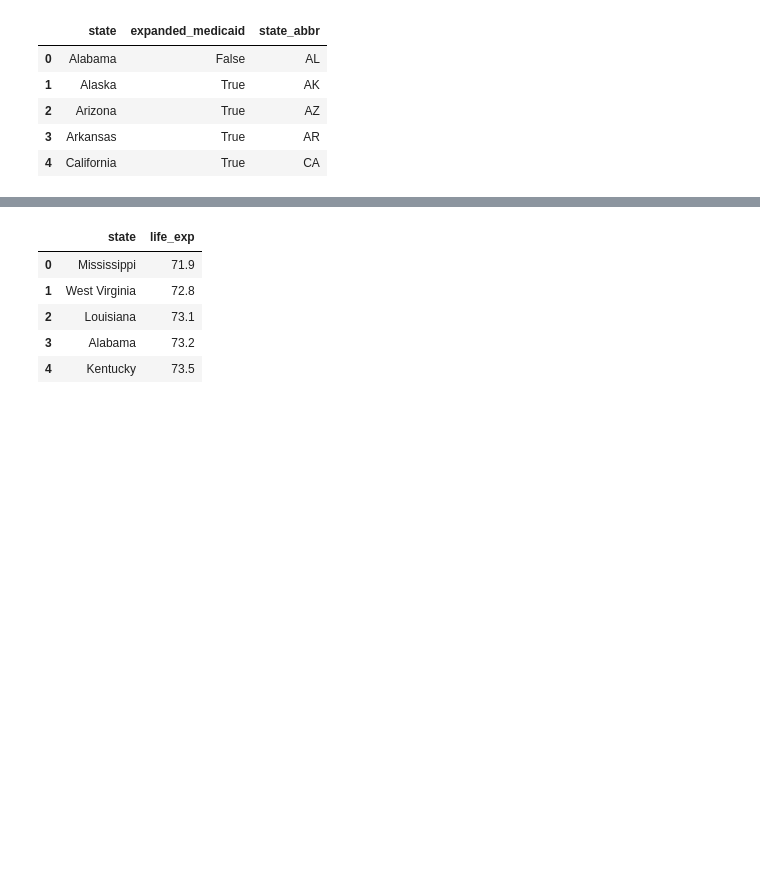
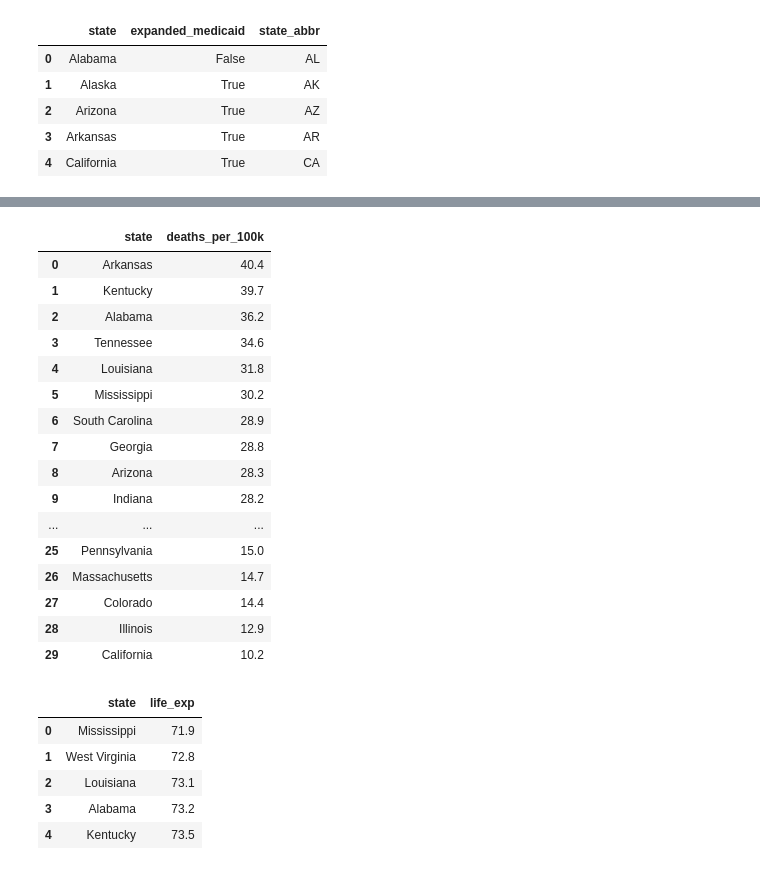
Before and after one commit to bdiamond2/medicaid-expansion-analysis, a Jupyter notebook: medicaid_expansion.ipynb, the cells around one changed output, grey strips where cells are left out. Drawn from its saved outputs; the diff is of its cells as text; code cells hidden in the pictures; blank space fills up the shorter version.

Commit message:
Maternal deaths

```diff
--- a/medicaid_expansion.ipynb
+++ b/medicaid_expansion.ipynb
@@ -59,3 +59,37 @@ df_er.head()
+# %%
+# maternal deaths per 100,000 live births by state
+# Source: https://www.kff.org/other/state-indicator/maternal-deaths-and-mortality-rates-per-100000-live-births/?currentTimeframe=0&sortModel=%7B%22colId%22:%22Location%22,%22sort%22:%22asc%22%7D
+
+df_mat_deaths = pd.read_csv('data/KFF_maternal_deaths.csv', header=2).loc[:51] # get rid of junk rows
+df_mat_deaths = df_mat_deaths[~df_mat_deaths['Location'].isin(['United States', 'District of Columbia'])]
+df_mat_deaths = df_mat_deaths.rename(columns={
+    'Location':'state',
+    'Maternal Mortality Rate per 100,000 live Births':'deaths_per_100k'
+})
+df_mat_deaths = df_mat_deaths.loc[df_mat_deaths['deaths_per_100k'] != 'NR',:]
+df_mat_deaths['deaths_per_100k'] = df_mat_deaths['deaths_per_100k'].astype(float)
+df_mat_deaths = df_mat_deaths.sort_values('deaths_per_100k', ascending=False).reset_index()
+df_mat_deaths = df_mat_deaths.loc[:, ['state', 'deaths_per_100k']]
+
+df_mat_deaths
+# %% [output]
+|  | state | deaths_per_100k |
+| 0 | Arkansas | 40.4 |
+| 1 | Kentucky | 39.7 |
+| 2 | Alabama | 36.2 |
+| 3 | Tennessee | 34.6 |
+| 4 | Louisiana | 31.8 |
+| 5 | Mississippi | 30.2 |
+| 6 | South Carolina | 28.9 |
+| 7 | Georgia | 28.8 |
+| 8 | Arizona | 28.3 |
+| 9 | Indiana | 28.2 |
+| ... | ... | ... |
+| 25 | Pennsylvania | 15.0 |
+| 26 | Massachusetts | 14.7 |
+| 27 | Colorado | 14.4 |
+| 28 | Illinois | 12.9 |
+| 29 | California | 10.2 |
 # %%
 df_life_exp = pd.read_csv('data/cdc_life_exp.csv')
 df_life_exp = df_life_exp.rename(columns={'STATE':'state_abbr', 'RATE':'life_exp'})
```
Also changed, not shown: parts of 9 cells of this notebook, 1 other file.
